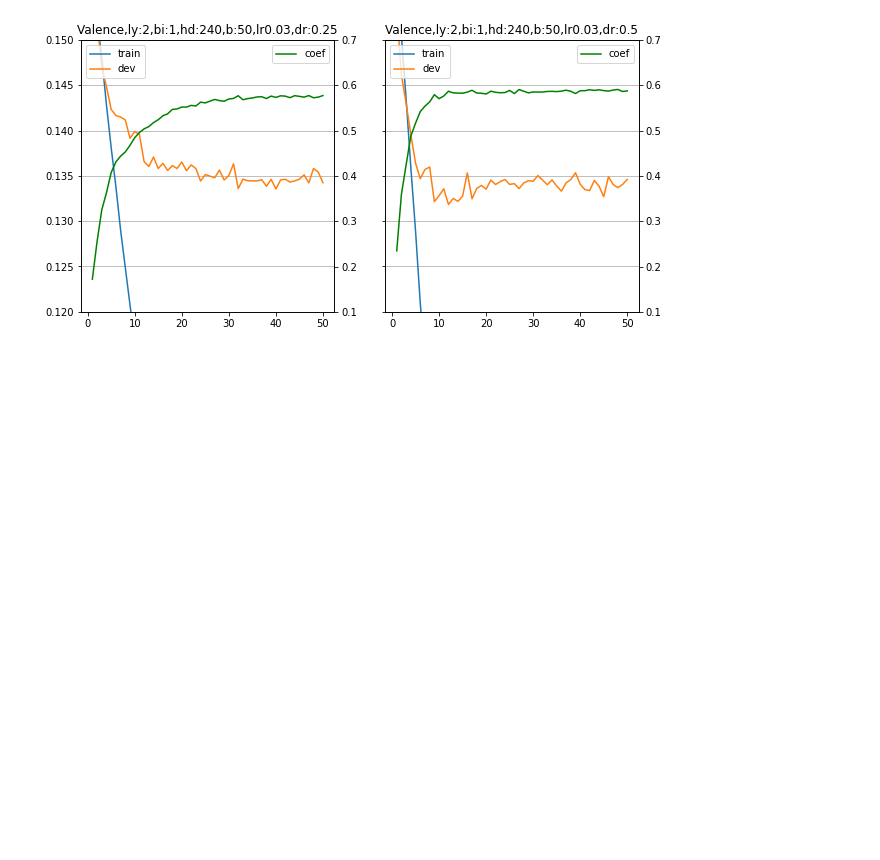
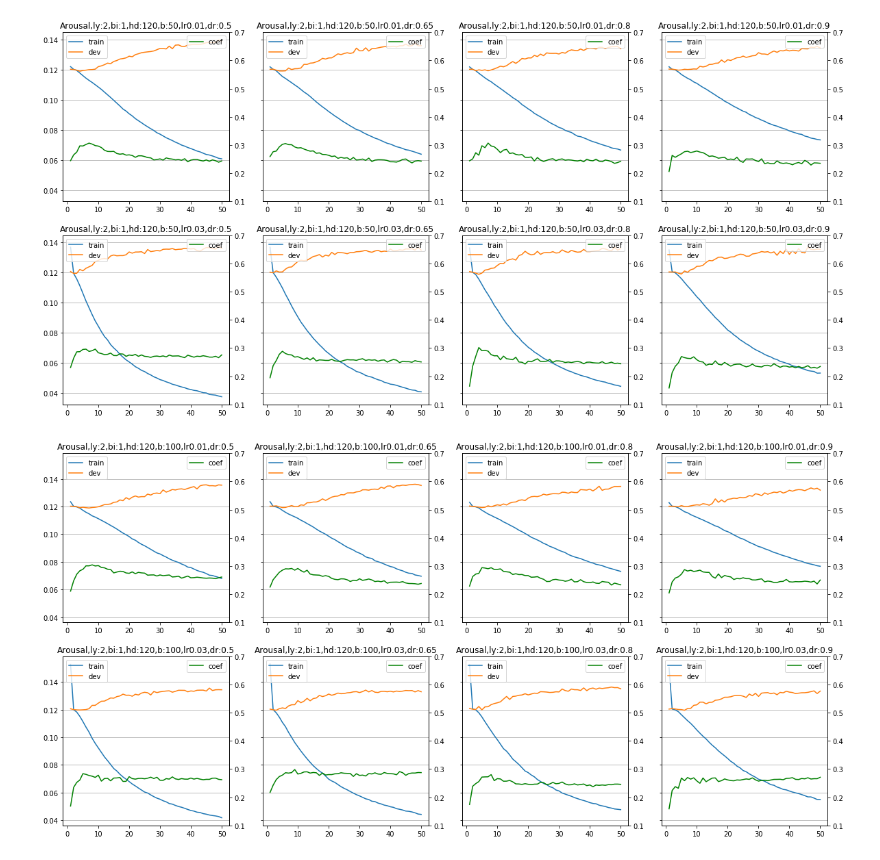
Before and after one commit to kurarrr/emotional-chatapp-core, a Jupyter notebook: api/analysis/plot_stanford.ipynb, the cells around one changed output. Saved outputs shown, nothing was run; the diff lists cells and outputs as text; code cells hidden in the pictures; blank space fills up the shorter version.

```diff
--- a/api/analysis/plot_stanford.ipynb
+++ b/api/analysis/plot_stanford.ipynb
@@ -108,7 +108,7 @@ def plot_jsons_for_cross_valid(json_dir,image_dir,names,titles,height,width,prin
                 ax = axes[h, w]
                 ax.plot(range(1,x_lim+1),train_loss)
                 ax.plot(range(1,x_lim+1),dev_loss)
-                ax.set_ylim(0.12,0.15)
+#                 ax.set_ylim(0.12,0.15)
 
                 if print_coef:
                     ax2 = ax.twinx()
@@ -162,37 +196,36 @@ plot_jsons_for_cross_valid(json_dir,image_dir,names,titles,len(lrs),len(drs),fig
 # %%
-# dat_cross_valid_dr_adadelta_word_cut_only をみる
-# vad_types = ['Valence','Arousal']
-vad_types = ['Valence']
+vad_types = ['Arousal']
 
 json_dir = './dat_model_json/valid/json/'
-image_dir = './image/dat_stanford/'
+image_dir = './image/'
 
-bss = [50]
+bss = [50,100,200]
 # lrs = [0.2,0.4]
-lrs = [0.03]
+lrs = [0.01,0.03]
 
-hidden_dims = [240]
+hidden_dims = [120,180,240,300]
 num_layers = [2]
 bis = [1]
-drs = [0.25,0.5]
+drs = [0.5,0.65,0.8,0.9]
 
 names = []
 titles = []
 
 for vad_type in vad_types:
     for bi in bis:
         for num_layer in num_layers:
             for hidden_dim in hidden_dims:
                 for bs in bss:
                     for lr in lrs:
                         for dr in drs:
                             name = "{}_layer_{}_bi_{}_hd_{}_bs_{}_lr_{}_dr_{}_Adagrad.json".format(\
                                     vad_type,num_layer,bi,hidden_dim,bs,lr,dr)
                             title = "{},ly:{},bi:{},hd:{},b:{},lr{},dr:{}".format(\
                                     vad_type,num_layer,bi,hidden_dim,bs,lr,dr)
                             names.append(name)
                             titles.append(title)
 
-plot_jsons_for_cross_valid(json_dir,image_dir,names,titles,1,2,figsize=(10,5),print_coef=True)
+plot_jsons_for_cross_valid(json_dir,image_dir,names,titles,len(lrs),len(drs),figsize=(len(drs)*5,len(lrs)*5),print_coef=True)
 # %% [output]
-[figure, old version]
+[figure, new version]
+[figure, added]
```
Also changed, not shown: parts of 12 cells of this notebook, 4 other files.
